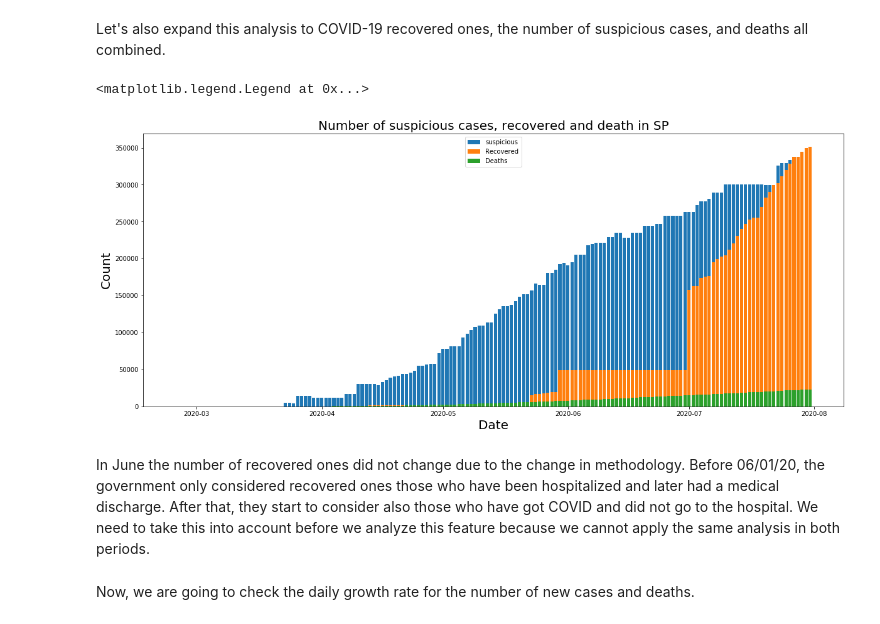
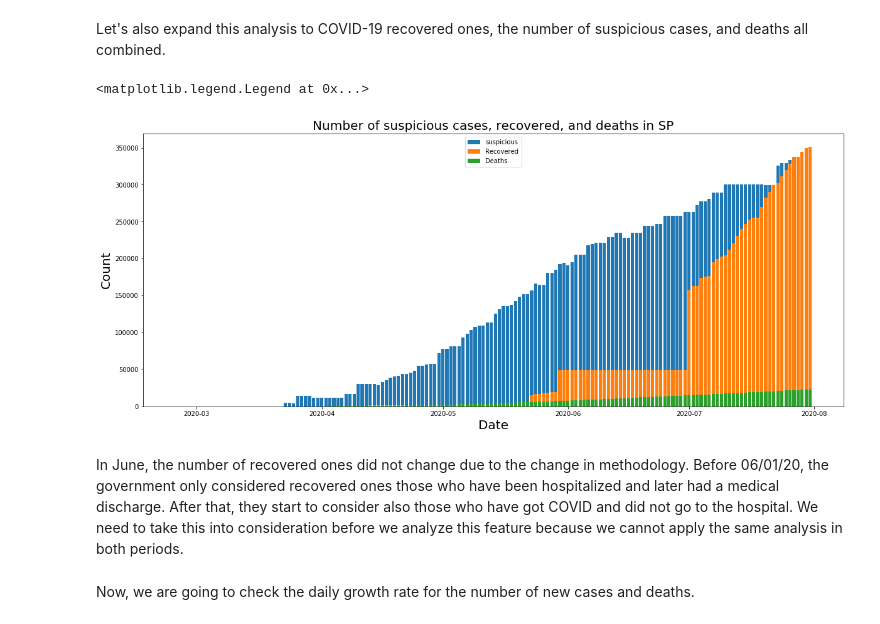
Before and after one commit to hanada-stephan/brazil_2020_covid_analysis, a Jupyter notebook: brazil_2020_COVID-19_analysis.ipynb, the cells around one changed output. Cells and saved outputs as stored; diff of their text form; code cells hidden in the pictures.

```diff
--- a/brazil_2020_COVID-19_analysis.ipynb
+++ b/brazil_2020_COVID-19_analysis.ipynb
@@ -182,19 +182,19 @@ Let's also expand this analysis to COVID-19 recovered ones, the number of suspic
 # %%
 # Plotting number of deaths over time in SP
 
 plt.figure(figsize = (20,8))
 fig = plt.bar(df_sp["data"], df_sp["suspeitos"], label = "suspicious")
 plt.bar(df_sp["data"], df_sp["recuperados"], label = "Recovered")
 plt.bar(df_sp["data"], df_sp["Obitos"], label = "Deaths")
-plt.title("Number of suspicious cases, recovered and death in SP", fontsize=20)
+plt.title("Number of suspicious cases, recovered, and deaths in SP", fontsize=20)
 plt.xlabel("Date", fontsize=20)
 plt.ylabel("Count", fontsize=20)
 plt.legend()
 # %% [output]
 <matplotlib.legend.Legend at 0x...>
-[figure, old version]
+[figure, new version]
 # %% [markdown]
-In June the number of recovered ones did not change due to the change in methodology. Before 06/01/20, the government only considered recovered ones those who have been hospitalized and later had a medical discharge. After that, they start to consider also those who have got COVID and did not go to the hospital. We need to take this into account before we analyze this feature because we cannot apply the same analysis in both periods.
+In June, the number of recovered ones did not change due to the change in methodology. Before 06/01/20, the government only considered recovered ones those who have been hospitalized and later had a medical discharge. After that, they start to consider also those who have got COVID and did not go to the hospital. We need to take this into consideration before we analyze this feature because we cannot apply the same analysis in both periods.
 # %% [markdown]
 Now, we are going to check the daily growth rate for the number of new cases and deaths.
 # %%
```
Also changed, not shown: parts of 31 cells of this notebook.
